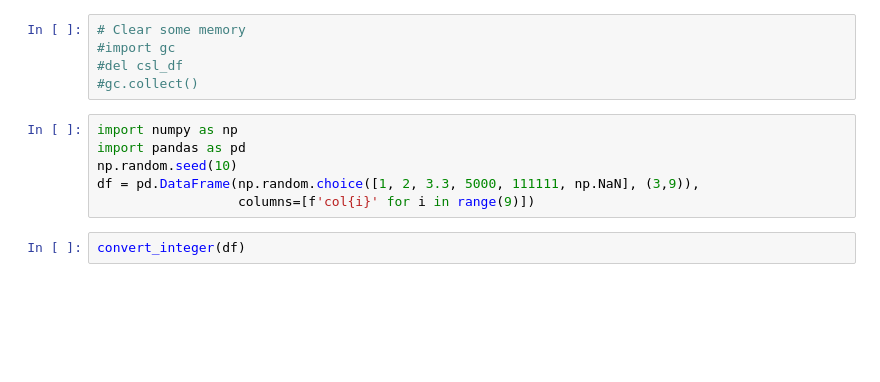
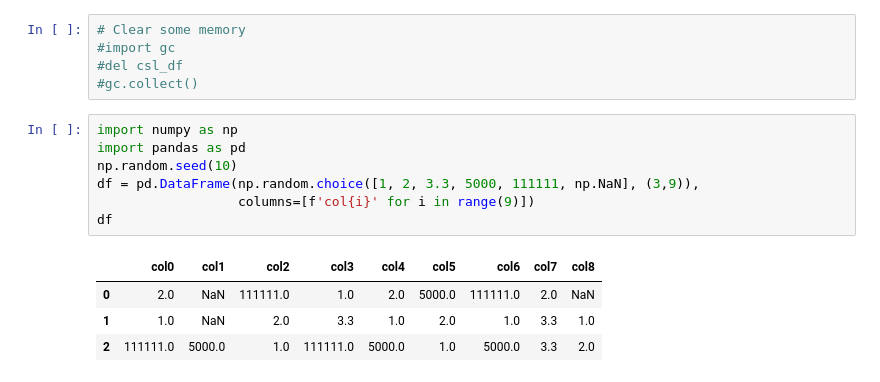
Before and after one commit to lhncbc/MFM_bopf, a Jupyter notebook: src/CSL_eda.ipynb, the cells around one changed output. Cells and saved outputs as stored; diff of their text form; blank space fills up the shorter version.

```diff
--- a/src/CSL_eda.ipynb
+++ b/src/CSL_eda.ipynb
@@ -96,8 +150,12 @@ csl_df.describe(include='all')
 # %%
 import numpy as np
 import pandas as pd
 np.random.seed(10)
 df = pd.DataFrame(np.random.choice([1, 2, 3.3, 5000, 111111, np.NaN], (3,9)),
                   columns=[f'col{i}' for i in range(9)])
+df
+# %% [output]
+|  | col0 | col1 | col2 | col3 | col4 | col5 | col6 | col7 | col8 |
+| 0 | 2.0 | NaN | 111111.0 | 1.0 | 2.0 | 5000.0 | 111111.0 | 2.0 | NaN |
+| 1 | 1.0 | NaN | 2.0 | 3.3 | 1.0 | 2.0 | 1.0 | 3.3 | 1.0 |
+| 2 | 111111.0 | 5000.0 | 1.0 | 111111.0 | 5000.0 | 1.0 | 5000.0 | 3.3 | 2.0 |
-# %%
-convert_integer(df)
```
Also changed, not shown: parts of 25 cells of this notebook.
